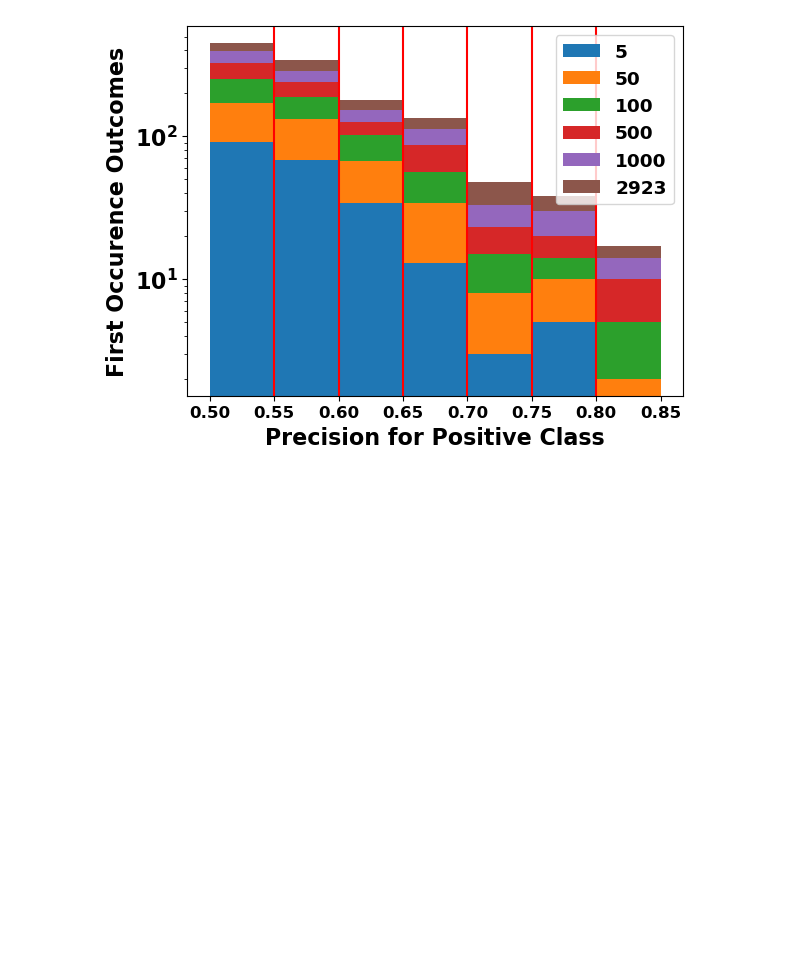
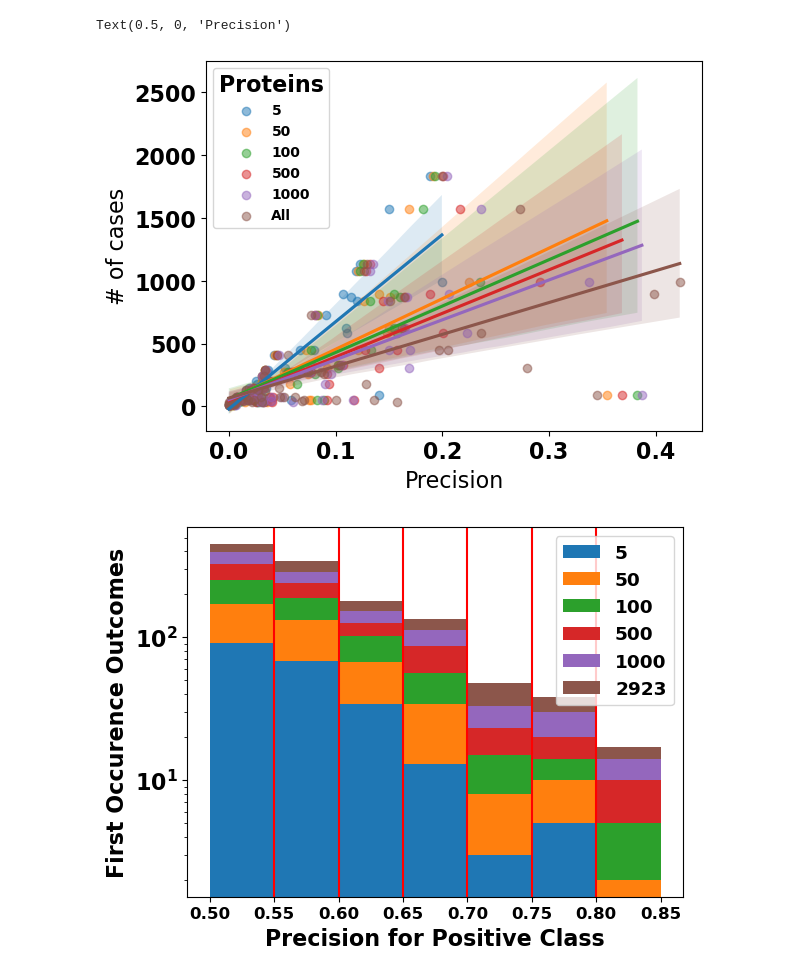
Before and after one commit to RandallJEllis/rfb, a Jupyter notebook: rfb.ipynb, the cells around one changed output. Saved outputs shown, nothing was run; the diff lists cells and outputs as text; code cells hidden in the pictures; blank space fills up the shorter version.

```diff
--- a/rfb.ipynb
+++ b/rfb.ipynb
@@ -100,9 +26,8 @@ len(auroc_l)
 # %%
-list_dfs = []
+df_l = []
 
-for f in fol_fil:
-    if "results_" in f:
-        df = pd.read_parquet(path + f)
-        list_dfs.append(df)
-print(len(list_dfs))
+for i,f in enumerate(files):
+    if i % 50 == 0: print(i)
+    df = pd.read_parquet(f'{path}/{f}')
+    df_l.append(df)
 # %% [output]
@@ -110,2 +39,5 @@ KeyboardInterrupt:
 # %%
-res = pd.concat(list_dfs)
+res = pd.concat(df_l)
+# %%
+res['n_cases'] = res.FN + res.TP
+res['n_controls'] = res.FP + res.TN
@@ -112,2 +64,5 @@ res = pd.concat(list_dfs)
 # %%
-dfres = res.groupby(['outcome', 'n_features']).mean([['AUROC', 'TN', 'FP', 'FN', 'FP', 'accuracy', 'balanced_acc', 'prec_neg', 'prec_pos', 'rec_neg', 'rec_pos', 'f1_neg', 'f1_pos']]).reset_index()
+group_median = res.groupby(['n_features', 'outcome'])[['TN',
+       'FP', 'FN', 'TP', 'auroc', 'avg_prec', 'best_thresh', 'best_f1',
+       'accuracy', 'balanced_acc', 'prec_neg', 'prec_pos', 'rec_neg',
+       'rec_pos', 'f1_neg', 'f1_pos', 'n_cases', 'n_controls']].median()
@@ -132,3 +86,20 @@ res.shape
+# %%
+xlabel_dict = {'auroc': 'AUROC', 'prec_pos': 'Precision'}
+
+x_col = 'prec_pos'
+y_col = 'n_cases'
+sns.regplot(data=group_median.loc[(5)], x=x_col, y=y_col, scatter_kws={'alpha': 0.5}, label='5' )
+sns.regplot(data=group_median.loc[(50)], x=x_col, y=y_col, scatter_kws={'alpha': 0.5}, label='50')
+sns.regplot(data=group_median.loc[(100)], x=x_col, y=y_col, scatter_kws={'alpha': 0.5}, label='100')
+sns.regplot(data=group_median.loc[(500)], x=x_col, y=y_col, scatter_kws={'alpha': 0.5}, label='500')
+sns.regplot(data=group_median.loc[(1000)], x=x_col, y=y_col, scatter_kws={'alpha': 0.5}, label='1000')
+sns.regplot(data=group_median.loc[(2923)], x=x_col, y=y_col, scatter_kws={'alpha': 0.5}, label='All')
+plt.legend(title="Proteins", fontsize=10)
+plt.ylabel("# of cases")
+plt.xlabel(xlabel_dict[x_col])
+# %% [output]
+Text(0.5, 0, 'Precision')
+[figure, added]
 # %%
 marker_range = np.arange(0.5,0.9,0.05)
 metric = 'AUROC'
```
Also changed, not shown: parts of 19 cells of this notebook, 4 other files.
